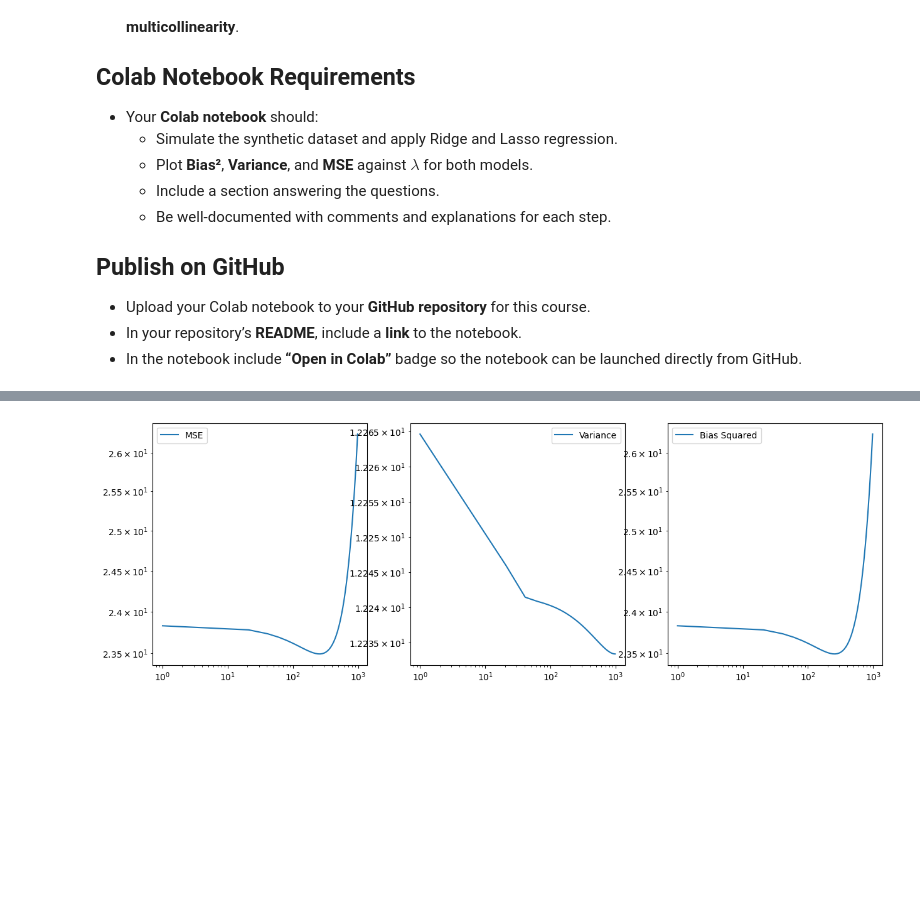
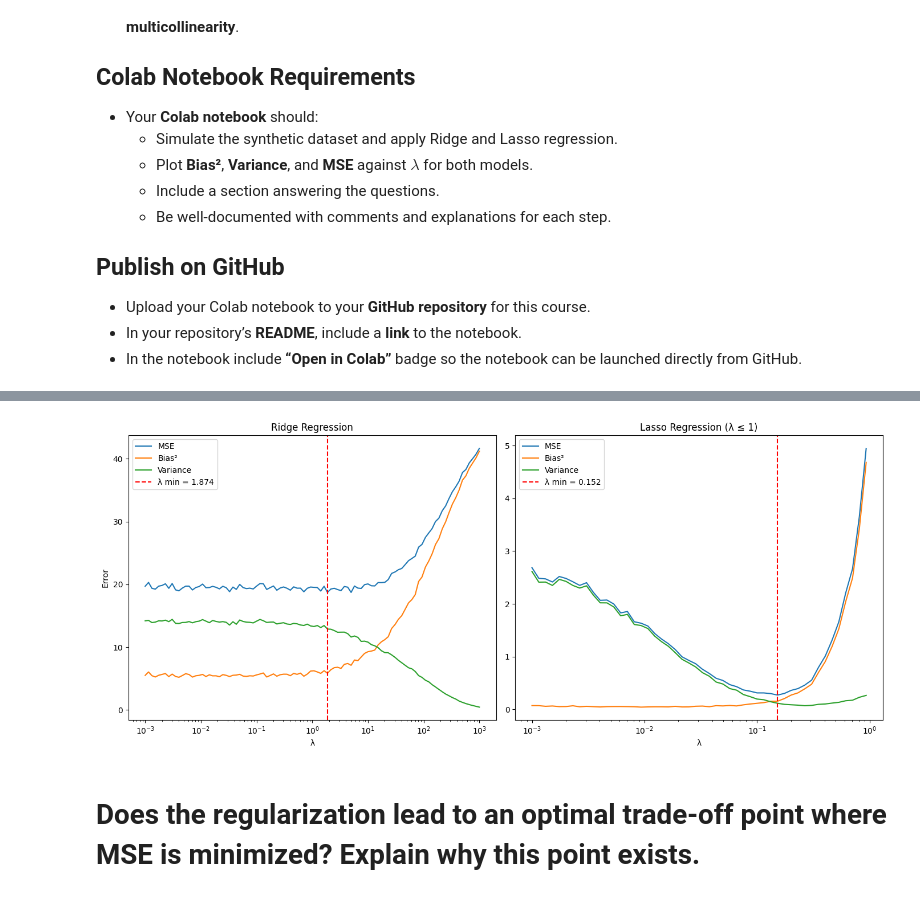
Before and after one commit to TrzeciakPiotr2300/Uczenie_Maszynowe_2025, a Jupyter notebook: Lab04_penalized-regression.ipynb, the cells around one changed output, grey strips where cells are left out. Cells and saved outputs as stored; diff of their text form; code cells hidden in the pictures; blank space fills up the shorter version.

Commit message:
Homework for penalised regression

```diff
--- a/Lab04_penalized-regression.ipynb
+++ b/Lab04_penalized-regression.ipynb
@@ -148,16 +54,0 @@ Processed alpha = 0.980020 (50/50)
-# %%
-fig, ax = plt.subplots(1, 3, figsize=(15, 5))
-
-# Plot MSE, Variance, and Bias Squared with respective labels
-ax[0].loglog(lambdas, mse_lasso, label='MSE')
-ax[1].loglog(lambdas, variance_lasso, label='Variance')
-ax[2].loglog(lambdas, bias_squared_lasso, label='Bias Squared')
-
-# Add legends to each subplot
-ax[0].legend()
-ax[1].legend()
-ax[2].legend()
-
-plt.show()
-# %% [output]
-[figure, removed]
@@ -163,0 +114,53 @@ plt.show()
+# %%
+# Step 3: Plotting the results
+
+# Convert to arrays
+lambdas = np.array(lambdas)
+ridge_mse = np.array(ridge_mse)
+ridge_bias_sq = np.array(ridge_bias_sq)
+ridge_var = np.array(ridge_var)
+lasso_mse = np.array(lasso_mse)
+lasso_bias_sq = np.array(lasso_bias_sq)
+lasso_var = np.array(lasso_var)
+
+# Filter for Lasso: only λ ≤ 1 (bigger lasso - bias exploded)
+mask_lasso = lambdas <= 1
+lambdas_lasso = lambdas[mask_lasso]
+lasso_mse_limited = lasso_mse[mask_lasso]
+lasso_bias_sq_limited = lasso_bias_sq[mask_lasso]
+lasso_var_limited = lasso_var[mask_lasso]
+
+# Find λ that minimizes MSE
+lambda_ridge_min = lambdas[np.argmin(ridge_mse)]
+lambda_lasso_min = lambdas_lasso[np.argmin(lasso_mse_limited)]  # Within λ ≤ 1 range
+
+# Plotting
+plt.figure(figsize=(14, 6))
+
+# Ridge
+plt.subplot(1, 2, 1)
+plt.semilogx(lambdas, ridge_mse, label='MSE')
+plt.semilogx(lambdas, ridge_bias_sq, label='Bias²')
+plt.semilogx(lambdas, ridge_var, label='Variance')
+plt.axvline(lambda_ridge_min, color='r', linestyle='--', label=f'λ min = {lambda_ridge_min:.3f}')
+plt.title('Ridge Regression')
+plt.xlabel('λ')
+plt.ylabel('Error')
+plt.legend()
+
+# Lasso (restricted λ range)
+plt.subplot(1, 2, 2)
+plt.semilogx(lambdas_lasso, lasso_mse_limited, label='MSE')
+plt.semilogx(lambdas_lasso, lasso_bias_sq_limited, label='Bias²')
+plt.semilogx(lambdas_lasso, lasso_var_limited, label='Variance')
+plt.axvline(lambda_lasso_min, color='r', linestyle='--', label=f'λ min = {lambda_lasso_min:.3f}')
+plt.title('Lasso Regression (λ ≤ 1)')
+plt.xlabel('λ')
+plt.legend()
+
+plt.tight_layout()
+plt.show()
+# %% [output]
+[figure, added]
+# %% [markdown]
+# Does the regularization lead to an optimal trade-off point where MSE is minimized? Explain why this point exists.
```
Also changed, not shown: parts of 5 cells of this notebook.
